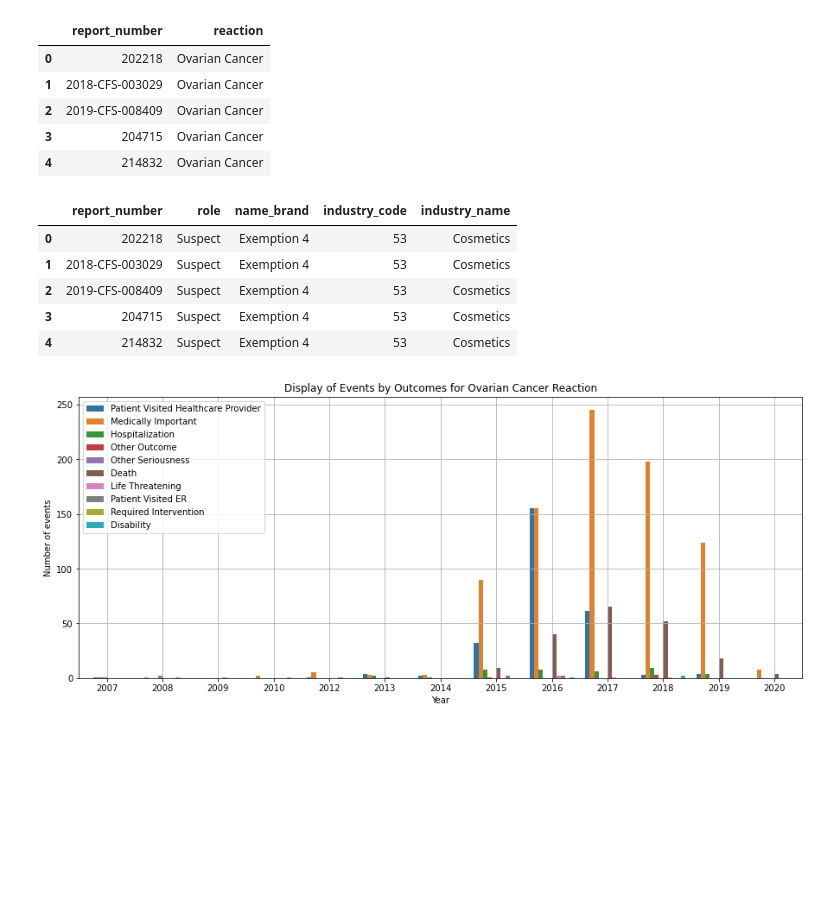
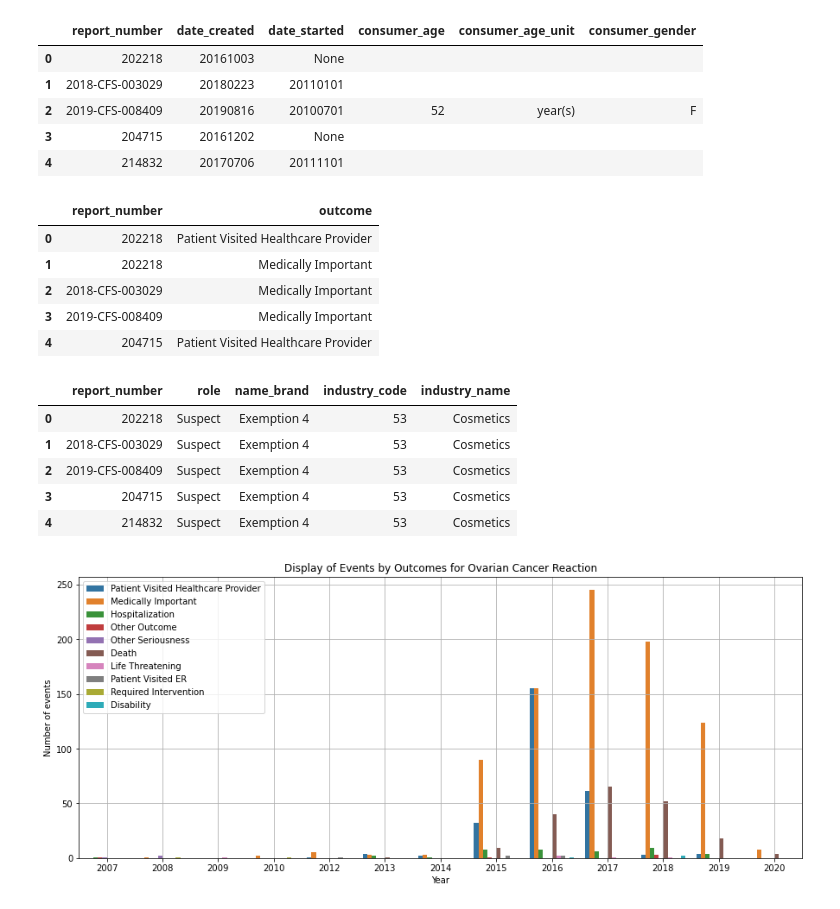
Before and after one commit to rooplaxmidesai/FDA_food, a Jupyter notebook: week_08_homework_project_latest.ipynb, the cells around one changed output. Saved outputs shown, nothing was run; the diff lists cells and outputs as text; code cells hidden in the pictures; blank space fills up the shorter version.

```diff
--- a/week_08_homework_project_latest.ipynb
+++ b/week_08_homework_project_latest.ipynb
@@ -105,20 +99,30 @@ food_event_report_outcomes_df = pd.DataFrame(event_report_outcome)
+# %%
+ov_cancer_url = "https://api.fda.gov/food/event.json?search=reactions:'ovarian+cancer'&limit=1000"
+ov_cancer_event_data = requests.get(ov_cancer_url).json()
+
+ov_cancer_dfDict = get_eventdata_fromAPI(ov_cancer_event_data)
 # %%
 #Display first 5 records of dataframes
-#display(food_event_report_df.head())
-display(food_event_report_reactions_df.head())
-#display(food_event_report_outcomes_df.head())
-display(food_event_report_products_df.head())
+display(ov_cancer_dfDict["report_df"].head())
+display(ov_cancer_dfDict["outcome_df"].head())
+display(ov_cancer_dfDict["product_df"].head())
 # %% [output]
-|  | report_number | reaction |
-| 0 | 202218 | Ovarian Cancer |
-| 1 | 2018-CFS-003029 | Ovarian Cancer |
-| 2 | 2019-CFS-008409 | Ovarian Cancer |
-| 3 | 204715 | Ovarian Cancer |
-| 4 | 214832 | Ovarian Cancer |
+|  | report_number | date_created | date_started | consumer_age | consumer_age_unit | consumer_gender |
+| 0 | 202218 | 20161003 | None |  |  |  |
+| 1 | 2018-CFS-003029 | 20180223 | 20110101 |  |  |  |
+| 2 | 2019-CFS-008409 | 20190816 | 20100701 | 52 | year(s) | F |
+| 3 | 204715 | 20161202 | None |  |  |  |
+| 4 | 214832 | 20170706 | 20111101 |  |  |  |
-|  | report_number | role | name_brand | industry_code | industry_name |
-| 0 | 202218 | Suspect | Exemption 4 | 53 | Cosmetics |
-| 1 | 2018-CFS-003029 | Suspect | Exemption 4 | 53 | Cosmetics |
-| 2 | 2019-CFS-008409 | Suspect | Exemption 4 | 53 | Cosmetics |
-| 3 | 204715 | Suspect | Exemption 4 | 53 | Cosmetics |
-| 4 | 214832 | Suspect | Exemption 4 | 53 | Cosmetics |
+|  | report_number | outcome |
+| 0 | 202218 | Patient Visited Healthcare Provider |
+| 1 | 202218 | Medically Important |
+| 2 | 2018-CFS-003029 | Medically Important |
+| 3 | 2019-CFS-008409 | Medically Important |
+| 4 | 204715 | Patient Visited Healthcare Provider |
+|  | report_number | role | name_brand | industry_code | industry_name |
+| 0 | 202218 | Suspect | Exemption 4 | 53 | Cosmetics |
+| 1 | 2018-CFS-003029 | Suspect | Exemption 4 | 53 | Cosmetics |
+| 2 | 2019-CFS-008409 | Suspect | Exemption 4 | 53 | Cosmetics |
+| 3 | 204715 | Suspect | Exemption 4 | 53 | Cosmetics |
+| 4 | 214832 | Suspect | Exemption 4 | 53 | Cosmetics |
 # %%
```
Also changed, not shown: parts of 23 cells of this notebook.
